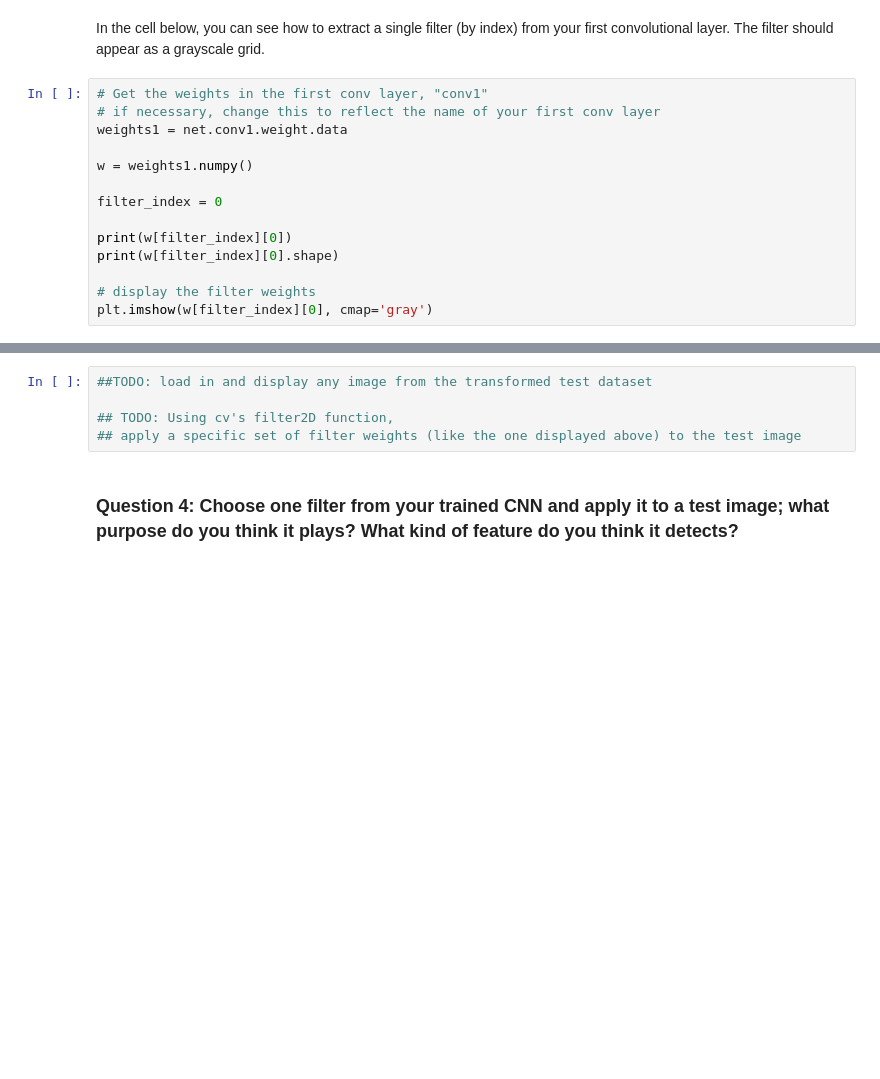
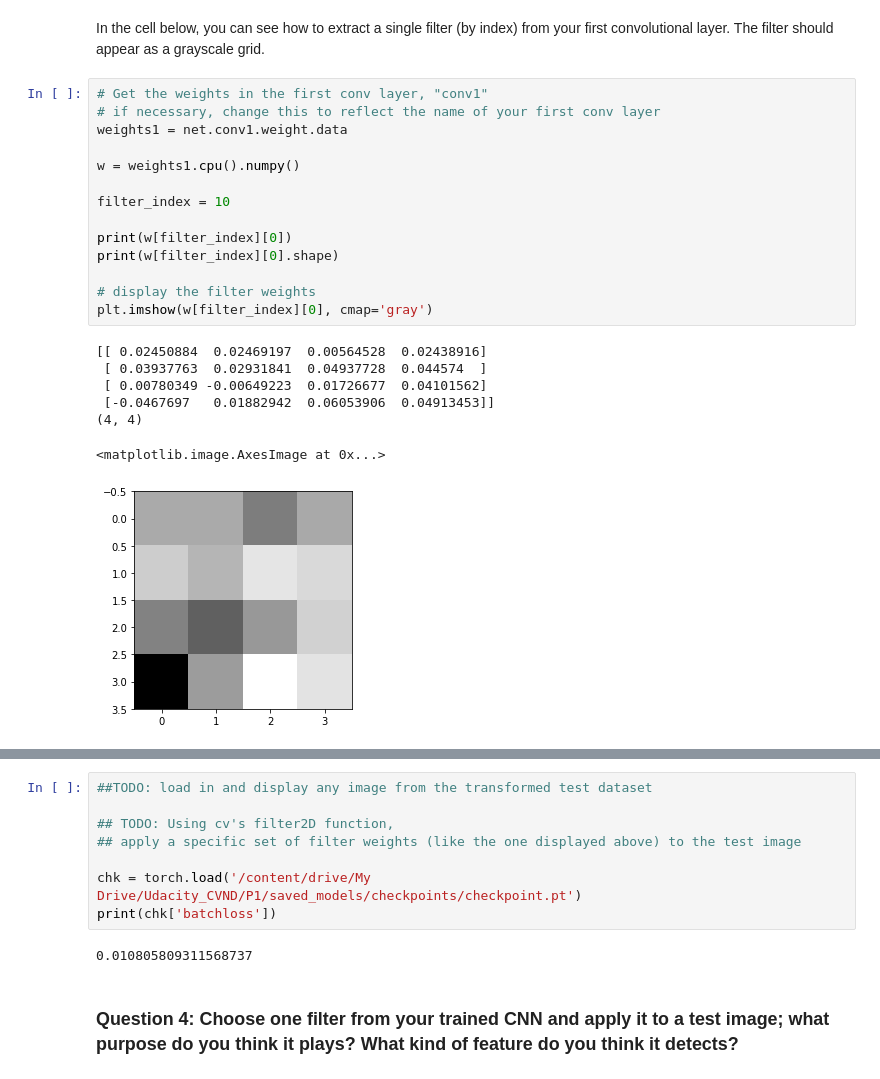
Before and after one commit to dwittaker/udacity_cvnd, a Jupyter notebook: P1/2. Define the Network Architecture.ipynb, the cells around one changed output, grey strips where cells are left out. Drawn from its saved outputs; the diff is of its cells as text; blank space fills up the shorter version.

```diff
--- a/P1/2. Define the Network Architecture.ipynb
+++ b/P1/2. Define the Network Architecture.ipynb
@@ -566,17 +678,25 @@ In the cell below, you can see how to extract a single filter (by index) from yo
 # %%
 # Get the weights in the first conv layer, "conv1"
 # if necessary, change this to reflect the name of your first conv layer
 weights1 = net.conv1.weight.data
 
-w = weights1.numpy()
+w = weights1.cpu().numpy()
 
-filter_index = 0
+filter_index = 10
 
 print(w[filter_index][0])
 print(w[filter_index][0].shape)
 
 # display the filter weights
 plt.imshow(w[filter_index][0], cmap='gray')
+# %% [output]
+[[ 0.02450884  0.02469197  0.00564528  0.02438916]
+ [ 0.03937763  0.02931841  0.04937728  0.044574  ]
+ [ 0.00780349 -0.00649223  0.01726677  0.04101562]
+ [-0.0467697   0.01882942  0.06053906  0.04913453]]
+(4, 4)
+<matplotlib.image.AxesImage at 0x...>
+[figure, added]
 # %% [markdown]
 ## Feature maps
 
@@ -594,6 +714,11 @@ Next, choose a test image and filter it with one of the convolutional kernels in
 
 ## TODO: Using cv's filter2D function,
 ## apply a specific set of filter weights (like the one displayed above) to the test image
+
+chk = torch.load('/content/drive/My Drive/Udacity_CVND/P1/saved_models/checkpoints/checkpoint.pt')
+print(chk['batchloss'])
+# %% [output]
+0.010805809311568737
 # %% [markdown]
 ### Question 4: Choose one filter from your trained CNN and apply it to a test image; what purpose do you think it plays? What kind of feature do you think it detects?
 # %% [markdown]
```
Also changed, not shown: parts of 23 cells of this notebook, 2 other files.
